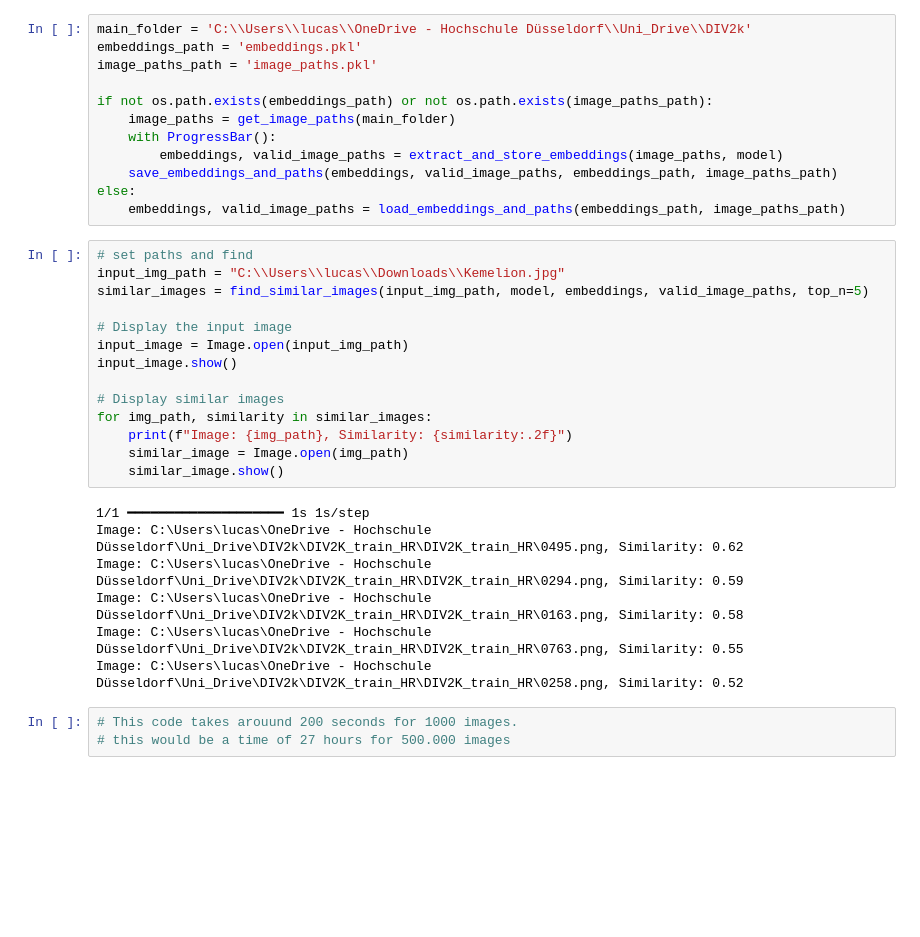
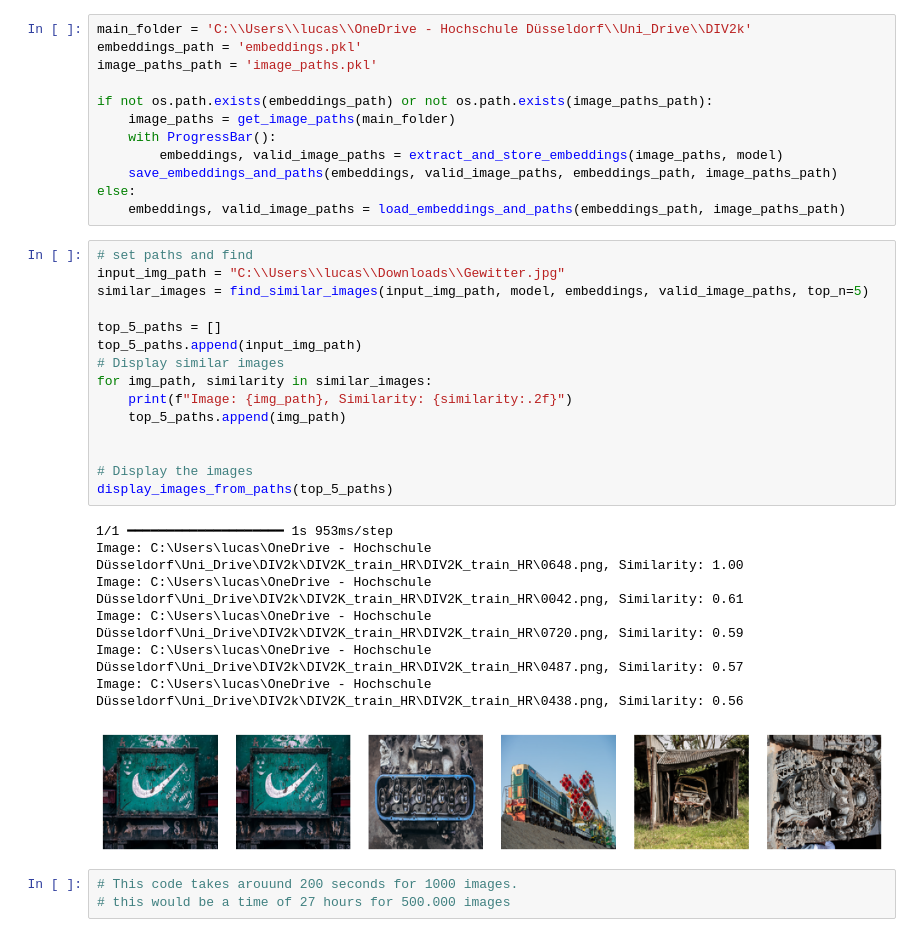
Before and after one commit to lucasthierry17/FindPicture, a Jupyter notebook: embedding_resnet.ipynb, the cells around one changed output. Drawn from its saved outputs; the diff is of its cells as text; blank space fills up the shorter version.

```diff
--- a/embedding_resnet.ipynb
+++ b/embedding_resnet.ipynb
@@ -142,25 +197,27 @@ else:
     embeddings, valid_image_paths = load_embeddings_and_paths(embeddings_path, image_paths_path)
 # %%
 # set paths and find
-input_img_path = "C:\\Users\\lucas\\Downloads\\Kemelion.jpg"
+input_img_path = "C:\\Users\\lucas\\Downloads\\Gewitter.jpg"
 similar_images = find_similar_images(input_img_path, model, embeddings, valid_image_paths, top_n=5)
 
-# Display the input image
-input_image = Image.open(input_img_path)
-input_image.show()
-
+top_5_paths = []
+top_5_paths.append(input_img_path)
 # Display similar images
 for img_path, similarity in similar_images:
     print(f"Image: {img_path}, Similarity: {similarity:.2f}")
-    similar_image = Image.open(img_path)
-    similar_image.show()
+    top_5_paths.append(img_path)
+
+
+# Display the images
+display_images_from_paths(top_5_paths)
 # %% [output]
-1/1 ━━━━━━━━━━━━━━━━━━━━ 1s 1s/step
-Image: C:\Users\lucas\OneDrive - Hochschule Düsseldorf\Uni_Drive\DIV2k\DIV2K_train_HR\DIV2K_train_HR\0495.png, Similarity: 0.62
-Image: C:\Users\lucas\OneDrive - Hochschule Düsseldorf\Uni_Drive\DIV2k\DIV2K_train_HR\DIV2K_train_HR\0294.png, Similarity: 0.59
-Image: C:\Users\lucas\OneDrive - Hochschule Düsseldorf\Uni_Drive\DIV2k\DIV2K_train_HR\DIV2K_train_HR\0163.png, Similarity: 0.58
-Image: C:\Users\lucas\OneDrive - Hochschule Düsseldorf\Uni_Drive\DIV2k\DIV2K_train_HR\DIV2K_train_HR\0763.png, Similarity: 0.55
-Image: C:\Users\lucas\OneDrive - Hochschule Düsseldorf\Uni_Drive\DIV2k\DIV2K_train_HR\DIV2K_train_HR\0258.png, Similarity: 0.52
+1/1 ━━━━━━━━━━━━━━━━━━━━ 1s 953ms/step
+Image: C:\Users\lucas\OneDrive - Hochschule Düsseldorf\Uni_Drive\DIV2k\DIV2K_train_HR\DIV2K_train_HR\0648.png, Similarity: 1.00
+Image: C:\Users\lucas\OneDrive - Hochschule Düsseldorf\Uni_Drive\DIV2k\DIV2K_train_HR\DIV2K_train_HR\0042.png, Similarity: 0.61
+Image: C:\Users\lucas\OneDrive - Hochschule Düsseldorf\Uni_Drive\DIV2k\DIV2K_train_HR\DIV2K_train_HR\0720.png, Similarity: 0.59
+Image: C:\Users\lucas\OneDrive - Hochschule Düsseldorf\Uni_Drive\DIV2k\DIV2K_train_HR\DIV2K_train_HR\0487.png, Similarity: 0.57
+Image: C:\Users\lucas\OneDrive - Hochschule Düsseldorf\Uni_Drive\DIV2k\DIV2K_train_HR\DIV2K_train_HR\0438.png, Similarity: 0.56
+[figure, added]
 # %%
 # This code takes arouund 200 seconds for 1000 images.
 # this would be a time of 27 hours for 500.000 images
```
Also changed, not shown: parts of 4 cells of this notebook.
